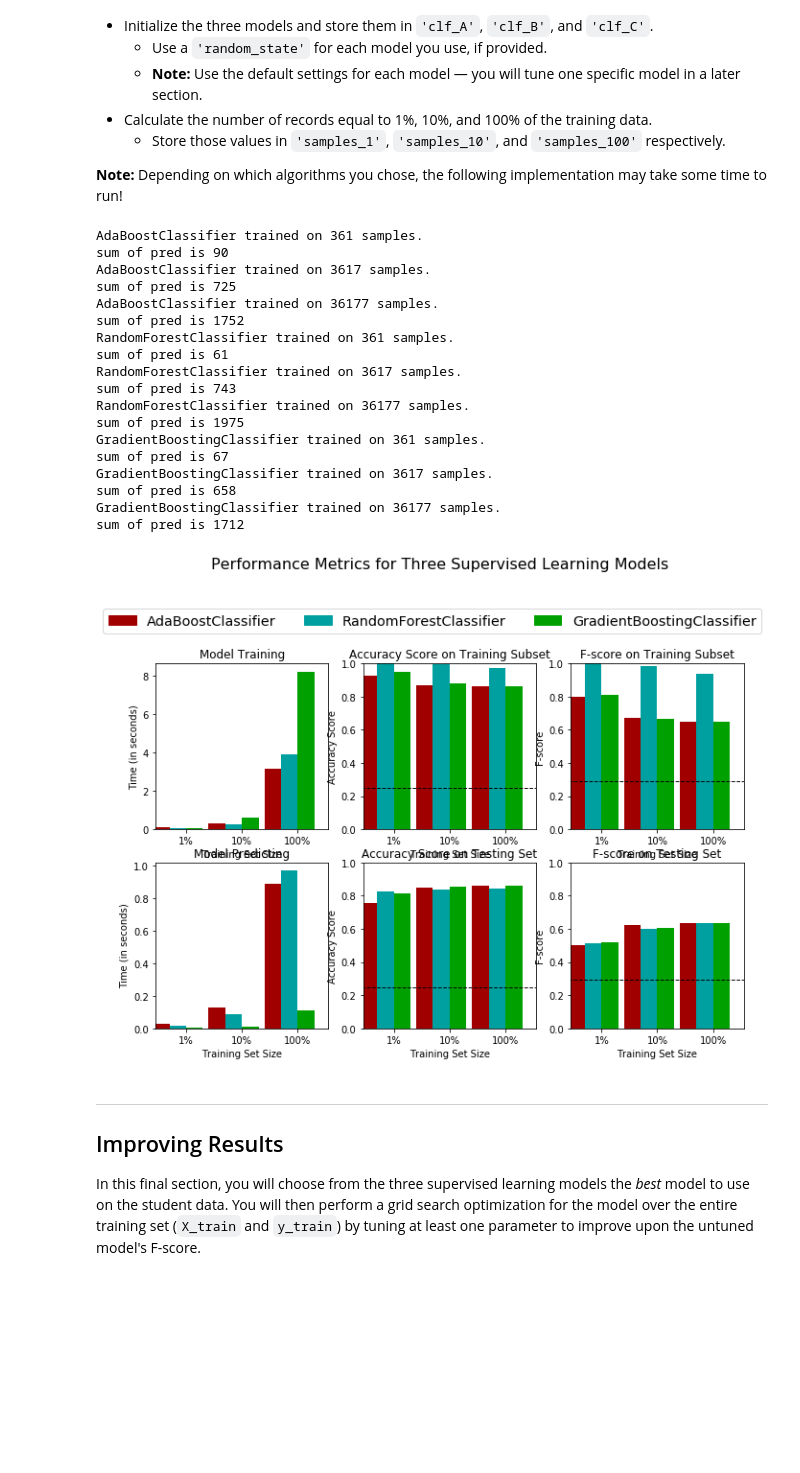
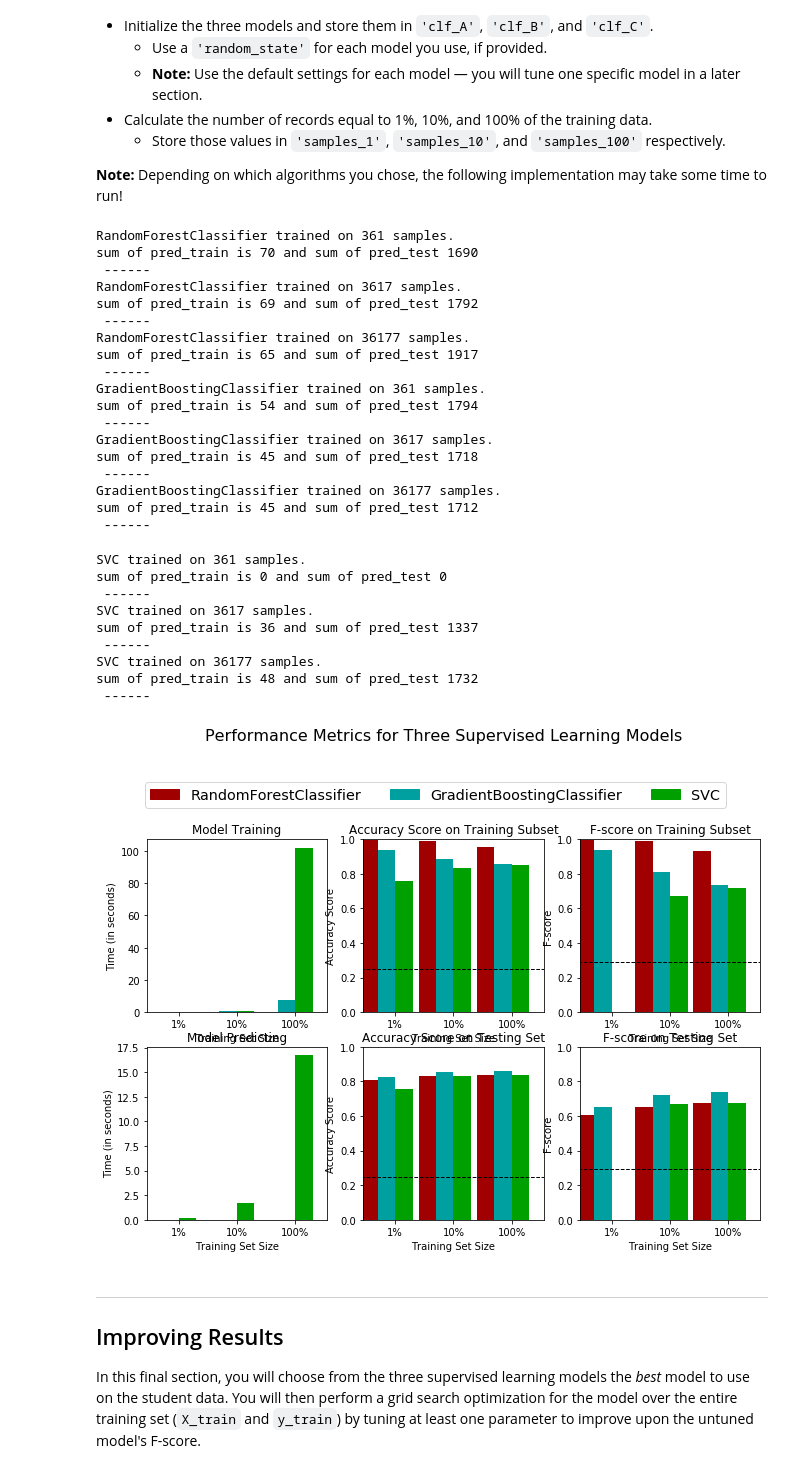
Before and after one commit to Mauhing/Udacity-Project-Finding-Donors-for-CharityML, a Jupyter notebook: finding_donors.ipynb, the cells around one changed output. Saved outputs shown, nothing was run; the diff lists cells and outputs as text; code cells hidden in the pictures; blank space fills up the shorter version.

```diff
--- a/finding_donors.ipynb
+++ b/finding_donors.ipynb
@@ -362,28 +405,29 @@ def train_predict(learner, sample_size, X_train, y_train, X_test, y_test):
     # TODO: Get the predictions on the test set(X_test),
     #       then get predictions on the first 300 training samples(X_train) using .predict()
     start = time() # Get start time
-    predictions_test = learner.predict(X_test[:sample_size])
-    predictions_train = learner.predict(X_train[:sample_size])
+    predictions_test = learner.predict(X_test)
+    predictions_train = learner.predict(X_train[:300])
     end = time() # Get end time
 
     # TODO: Calculate the total prediction time
     results['pred_time'] = end - start
 
     # TODO: Compute accuracy on the first 300 training samples which is y_train[:300]
-    results['acc_train'] = accuracy_score(predictions_train[:sample_size], y_train[:sample_size])
+    results['acc_train'] = accuracy_score(y_train[:300],predictions_train)
 
     # TODO: Compute accuracy on test set using accuracy_score()
-    results['acc_test'] = accuracy_score(predictions_test[:sample_size], y_test[:sample_size])
+    results['acc_test'] = accuracy_score(y_test, predictions_test)
 
     # TODO: Compute F-score on the the first 300 training samples using fbeta_score()
-    results['f_train'] = fbeta_score(predictions_train[:sample_size], y_train[:sample_size], 0.5)
+    results['f_train'] = fbeta_score(y_train[:300],predictions_train, 0.5)
 
     # TODO: Compute F-score on the test set which is y_test
-    results['f_test'] = fbeta_score(predictions_test[:sample_size], y_test[:sample_size], 0.5)
+    results['f_test'] = fbeta_score(y_test, predictions_test, 0.5)
 
     # Success
     print("{} trained on {} samples.".format(learner.__class__.__name__, sample_size))
-    print('sum of pred is {}'.format(np.sum(predictions_test), '\n', '---------------'))
+    print('sum of pred_train is {} and sum of pred_test {} \n ------'.format(np.sum(predictions_train),
+                                                                np.sum(predictions_test)))
 
     # Return the results
     return results
@@ -412,49 +456,58 @@ from sklearn.linear_model import LogisticRegression
 from sklearn.tree import DecisionTreeClassifier
 
 # TODO: Initialize the three models
-clf_A = AdaBoostClassifier(n_estimators=100, random_state = 1)
-clf_B = RandomForestClassifier(n_estimators= 100, random_state = 1)
-clf_C = GradientBoostingClassifier(random_state=1)
+clf_A = RandomForestClassifier(random_state=1)
+clf_B = GradientBoostingClassifier(random_state=1)
+clf_C = SVC()
 
 # TODO: Calculate the number of samples for 1%, 10%, and 100% of the training data
 # HINT: samples_100 is the entire training set i.e. len(y_train)
 # HINT: samples_10 is 10% of samples_100 (ensure to set the count of the values to be `int` and not `float`)
 # HINT: samples_1 is 1% of samples_100 (ensure to set the count of the values to be `int` and not `float`)
 samples_100 = len(y_train)
 samples_10 = int(0.1*samples_100)
 samples_1 = int(0.01*samples_100)
 
 # Collect results on the learners
 results = {}
 for clf in [clf_A, clf_B, clf_C]:
     clf_name = clf.__class__.__name__
     results[clf_name] = {}
     for i, samples in enumerate([samples_1, samples_10, samples_100]):
         results[clf_name][i] = \
         train_predict(clf, samples, X_train, y_train, X_test, y_test)
 
 # Run metrics visualization for the three supervised learning models chosen
 vs.evaluate(results, accuracy, fscore)
 # %% [output]
-AdaBoostClassifier trained on 361 samples.
-sum of pred is 90
-AdaBoostClassifier trained on 3617 samples.
-sum of pred is 725
-AdaBoostClassifier trained on 36177 samples.
-sum of pred is 1752
 RandomForestClassifier trained on 361 samples.
-sum of pred is 61
+sum of pred_train is 70 and sum of pred_test 1690
+ ------
 RandomForestClassifier trained on 3617 samples.
-sum of pred is 743
+sum of pred_train is 69 and sum of pred_test 1792
+ ------
 RandomForestClassifier trained on 36177 samples.
-sum of pred is 1975
+sum of pred_train is 65 and sum of pred_test 1917
+ ------
 GradientBoostingClassifier trained on 361 samples.
-sum of pred is 67
+sum of pred_train is 54 and sum of pred_test 1794
+ ------
 GradientBoostingClassifier trained on 3617 samples.
-sum of pred is 658
+sum of pred_train is 45 and sum of pred_test 1718
+ ------
 GradientBoostingClassifier trained on 36177 samples.
-sum of pred is 1712
+sum of pred_train is 45 and sum of pred_test 1712
+ ------
+SVC trained on 361 samples.
+sum of pred_train is 0 and sum of pred_test 0
+ ------
+SVC trained on 3617 samples.
+sum of pred_train is 36 and sum of pred_test 1337
+ ------
+SVC trained on 36177 samples.
+sum of pred_train is 48 and sum of pred_test 1732
+ ------
-[figure, old version]
+[figure, new version]
 # %% [markdown]
 ----
 ## Improving Results
```
Also changed, not shown: parts of 14 cells of this notebook.
